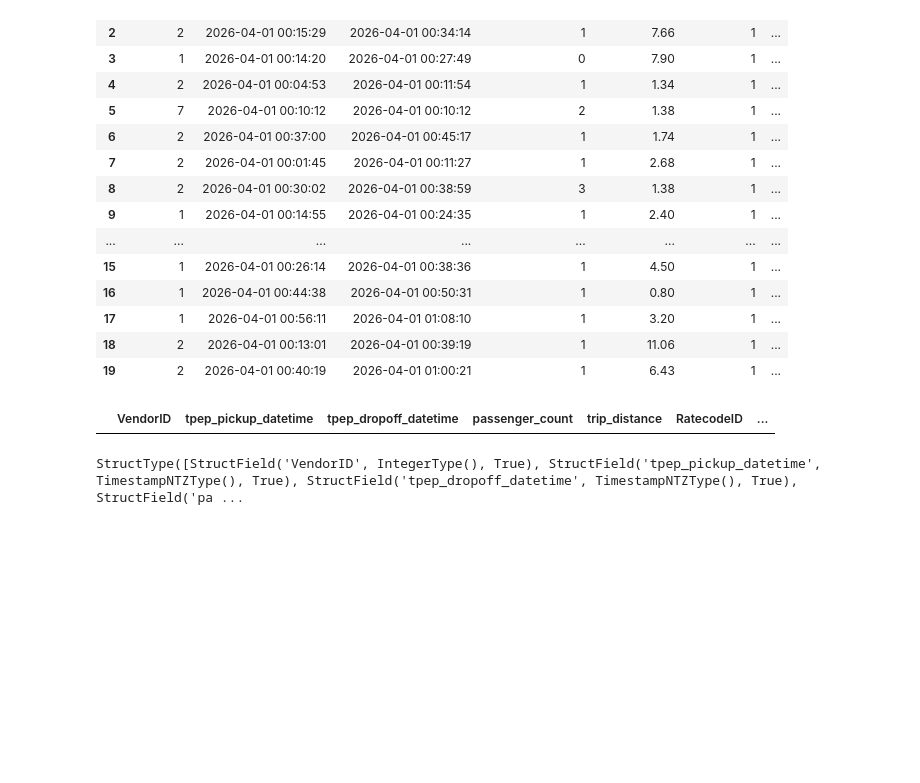
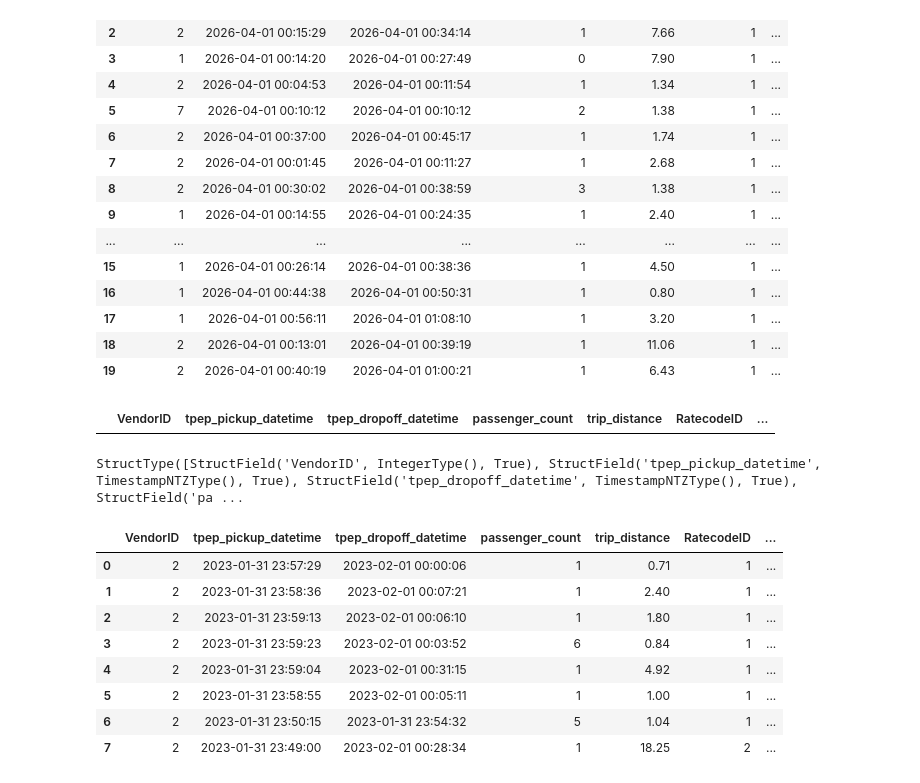
Before and after one commit to jackptoke/databricks-playground, a Jupyter notebook: notebook.ipynb, the cells around one changed output. Drawn from its saved outputs; the diff is of its cells as text; code cells hidden in the pictures; blank space fills up the shorter version.

```diff
--- a/notebook.ipynb
+++ b/notebook.ipynb
@@ -302,3 +362,18 @@ df.filter("PULocationID IS NULL")
 display(df.schema)
 # %% [output]
 StructType([StructField('VendorID', IntegerType(), True), StructField('tpep_pickup_datetime', TimestampNTZType(), True), StructField('tpep_dropoff_datetime', TimestampNTZType(), True), StructField('pa ...
+# %%
+%sql
+
+SELECT * FROM nyctaxi.landing.trips_raw
+WHERE tpep_pickup_datetime >= '2023-01-01' AND tpep_pickup_datetime < '2023-02-01';
+# %% [output]
+|  | VendorID | tpep_pickup_datetime | tpep_dropoff_datetime | passenger_count | trip_distance | RatecodeID | ... |
+| 0 | 2 | 2023-01-31 23:57:29 | 2023-02-01 00:00:06 | 1 | 0.71 | 1 | ... |
+| 1 | 2 | 2023-01-31 23:58:36 | 2023-02-01 00:07:21 | 1 | 2.40 | 1 | ... |
+| 2 | 2 | 2023-01-31 23:59:13 | 2023-02-01 00:06:10 | 1 | 1.80 | 1 | ... |
+| 3 | 2 | 2023-01-31 23:59:23 | 2023-02-01 00:03:52 | 6 | 0.84 | 1 | ... |
+| 4 | 2 | 2023-01-31 23:59:04 | 2023-02-01 00:31:15 | 1 | 4.92 | 1 | ... |
+| 5 | 2 | 2023-01-31 23:58:55 | 2023-02-01 00:05:11 | 1 | 1.00 | 1 | ... |
+| 6 | 2 | 2023-01-31 23:50:15 | 2023-01-31 23:54:32 | 5 | 1.04 | 1 | ... |
+| 7 | 2 | 2023-01-31 23:49:00 | 2023-02-01 00:28:34 | 1 | 18.25 | 2 | ... |
```
Also changed, not shown: parts of 7 cells of this notebook, 1 other file.
